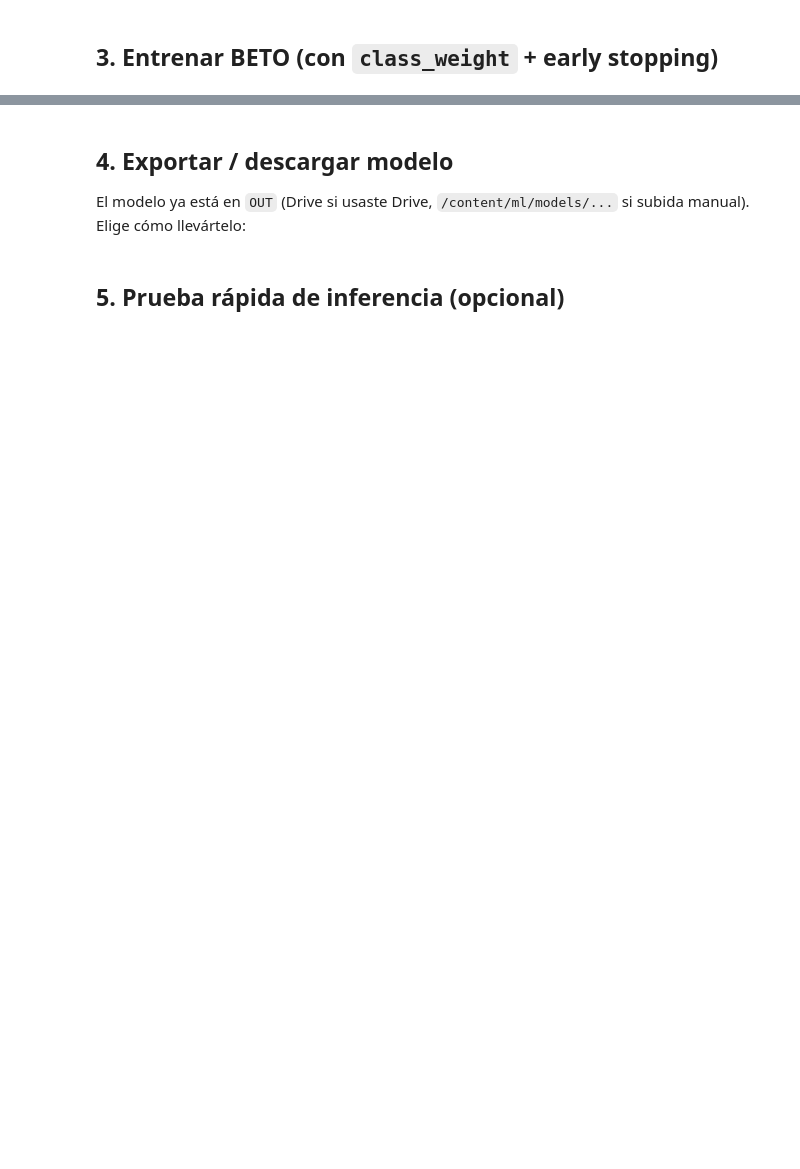
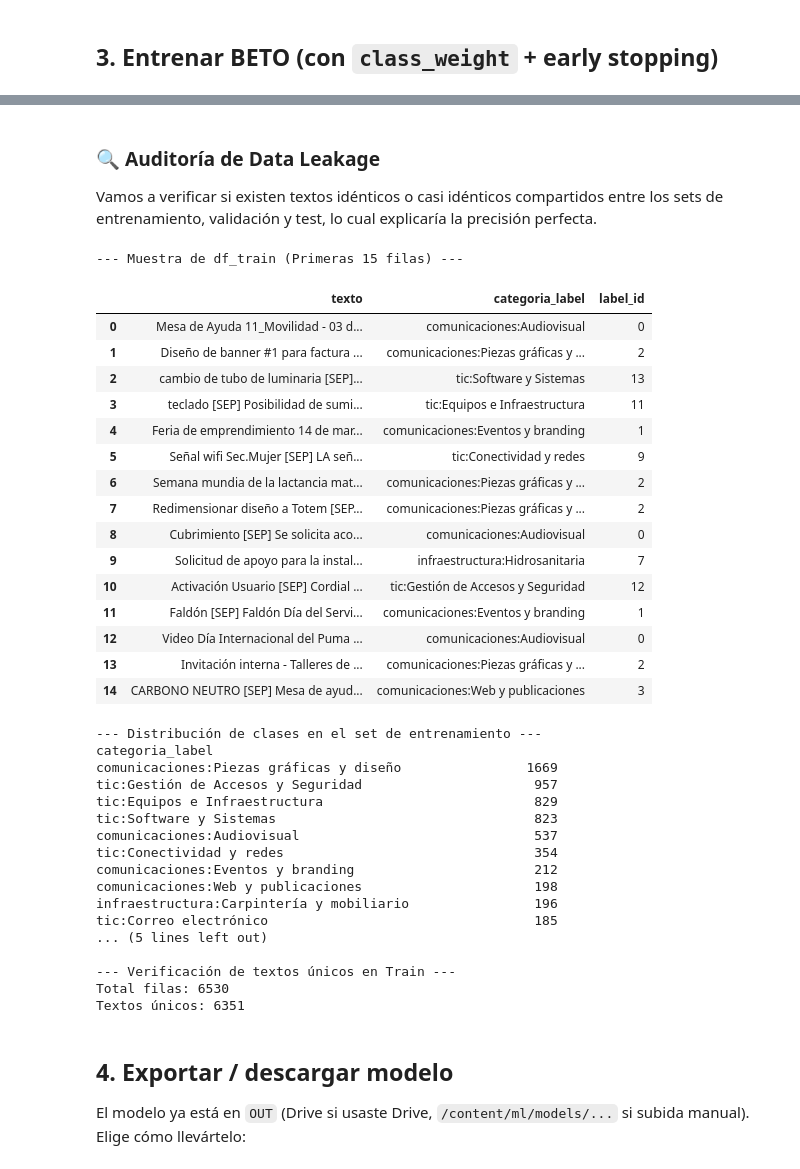
Before and after one commit to R4yZerT/Helpdesk, a Jupyter notebook: ml/notebooks/02_train_beto_colab.ipynb, the cells around one changed output, grey strips where cells are left out. Saved outputs shown, nothing was run; the diff lists cells and outputs as text; code cells hidden in the pictures; blank space fills up the shorter version.

```diff
--- a/ml/notebooks/02_train_beto_colab.ipynb
+++ b/ml/notebooks/02_train_beto_colab.ipynb
@@ -267,0 +406,3 @@ print(f"guardado en {OUT}")
+# %% [markdown]
+### 🔍 Auditoría de Data Leakage
+Vamos a verificar si existen textos idénticos o casi idénticos compartidos entre los sets de entrenamiento, validación y test, lo cual explicaría la precisión perfecta.
@@ -268,3 +439,48 @@ print(f"guardado en {OUT}")
+# %%
+print("--- Muestra de df_train (Primeras 15 filas) ---")
+display(df_train[['texto', 'categoria_label', 'label_id']].head(15))
+
+print("\n--- Distribución de clases en el set de entrenamiento ---")
+print(df_train['categoria_label'].value_counts())
+
+print("\n--- Verificación de textos únicos en Train ---")
+print(f"Total filas: {len(df_train)}")
+print(f"Textos únicos: {df_train['texto'].nunique()}")
+# %% [output]
+--- Muestra de df_train (Primeras 15 filas) ---
+|  | texto | categoria_label | label_id |
+| 0 | Mesa de Ayuda 11_Movilidad - 03 d... | comunicaciones:Audiovisual | 0 |
+| 1 | Diseño de banner #1 para factura ... | comunicaciones:Piezas gráficas y ... | 2 |
+| 2 | cambio de tubo de luminaria [SEP]... | tic:Software y Sistemas | 13 |
+| 3 | teclado [SEP] Posibilidad de sumi... | tic:Equipos e Infraestructura | 11 |
+| 4 | Feria de emprendimiento 14 de mar... | comunicaciones:Eventos y branding | 1 |
+| 5 | Señal wifi Sec.Mujer [SEP] LA señ... | tic:Conectividad y redes | 9 |
+| 6 | Semana mundia de la lactancia mat... | comunicaciones:Piezas gráficas y ... | 2 |
+| 7 | Redimensionar diseño a Totem [SEP... | comunicaciones:Piezas gráficas y ... | 2 |
+| 8 | Cubrimiento [SEP] Se solicita aco... | comunicaciones:Audiovisual | 0 |
+| 9 | Solicitud de apoyo para la instal... | infraestructura:Hidrosanitaria | 7 |
+| 10 | Activación Usuario [SEP] Cordial ... | tic:Gestión de Accesos y Seguridad | 12 |
+| 11 | Faldón [SEP] Faldón Día del Servi... | comunicaciones:Eventos y branding | 1 |
+| 12 | Video Día Internacional del Puma ... | comunicaciones:Audiovisual | 0 |
+| 13 | Invitación interna - Talleres de ... | comunicaciones:Piezas gráficas y ... | 2 |
+| 14 | CARBONO NEUTRO [SEP] Mesa de ayud... | comunicaciones:Web y publicaciones | 3 |
+--- Distribución de clases en el set de entrenamiento ---
+categoria_label
+comunicaciones:Piezas gráficas y diseño                1669
+tic:Gestión de Accesos y Seguridad                      957
+tic:Equipos e Infraestructura                           829
+tic:Software y Sistemas                                 823
+comunicaciones:Audiovisual                              537
+tic:Conectividad y redes                                354
+comunicaciones:Eventos y branding                       212
+comunicaciones:Web y publicaciones                      198
+infraestructura:Carpintería y mobiliario                196
+tic:Correo electrónico                                  185
+... (5 lines left out)
+
+--- Verificación de textos únicos en Train ---
+Total filas: 6530
+Textos únicos: 6351
 # %% [markdown]
 ## 4. Exportar / descargar modelo
 
@@ -303,2 +487,0 @@ print("Listo. El modelo NO se commitea (está en .gitignore: ml/models/). Súbel
-# %% [markdown]
-## 5. Prueba rápida de inferencia (opcional)
```
Also changed, not shown: parts of 16 cells of this notebook, 3 other files.
